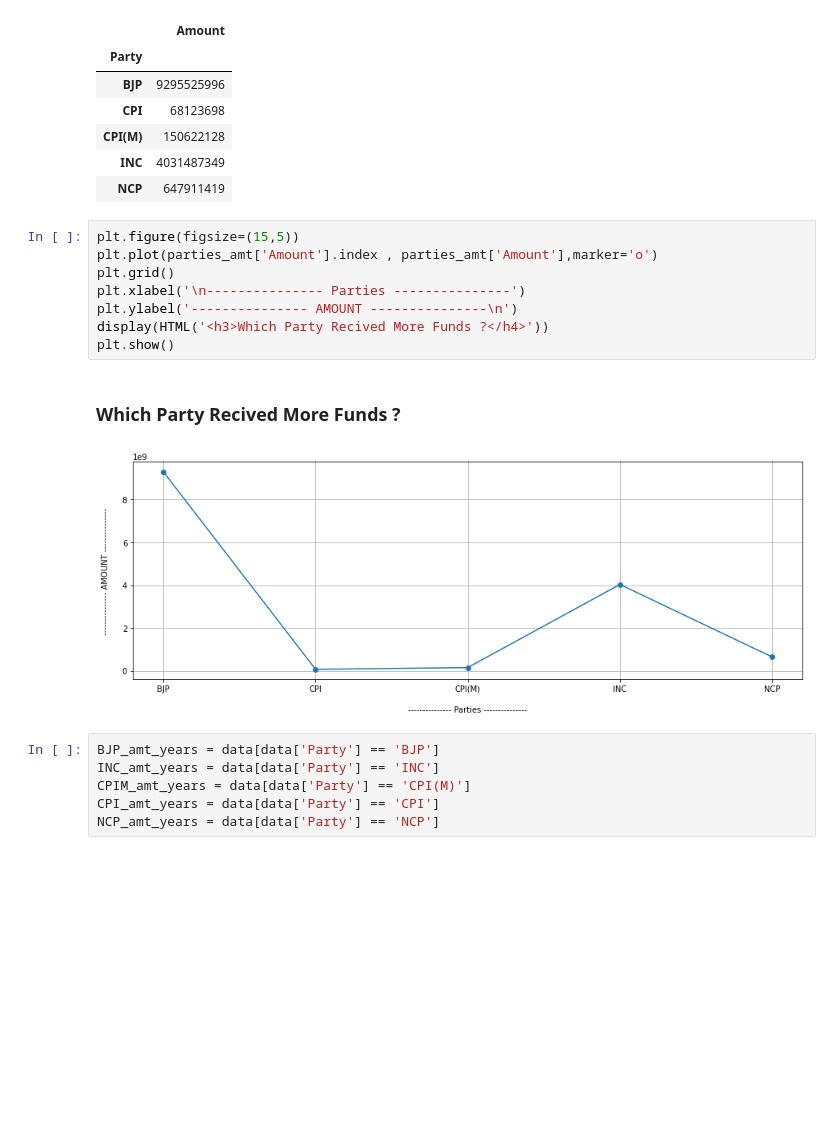
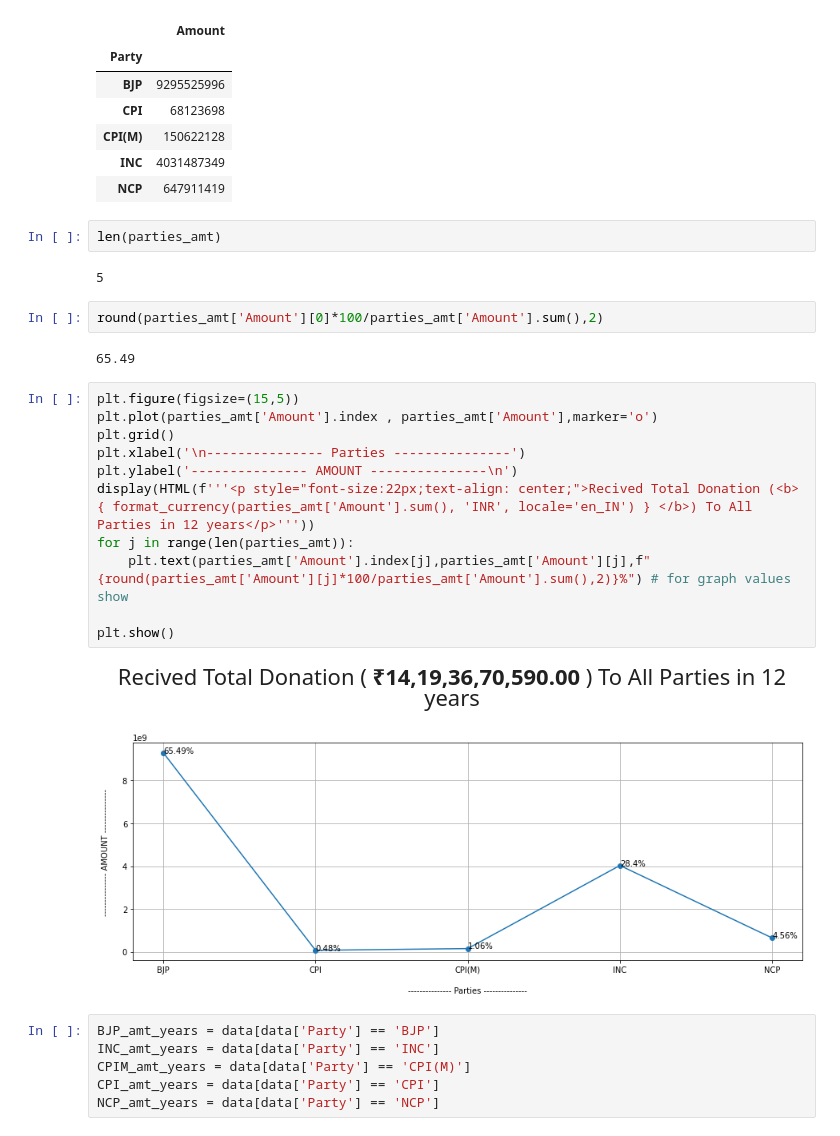
Before and after one commit to pv05/project_ML, a Jupyter notebook: DonationToPoliticalParties_EDA.ipynb, the cells around one changed output. Drawn from its saved outputs; the diff is of its cells as text; blank space fills up the shorter version.

```diff
--- a/DonationToPoliticalParties_EDA.ipynb
+++ b/DonationToPoliticalParties_EDA.ipynb
@@ -223,17 +223,28 @@ parties_amt
 | CPI(M) | 150622128 |
 | INC | 4031487349 |
 | NCP | 647911419 |
+# %%
+len(parties_amt)
+# %% [output]
+5
+# %%
+round(parties_amt['Amount'][0]*100/parties_amt['Amount'].sum(),2)
+# %% [output]
+65.49
 # %%
 plt.figure(figsize=(15,5))
 plt.plot(parties_amt['Amount'].index , parties_amt['Amount'],marker='o')
 plt.grid()
 plt.xlabel('\n--------------- Parties ---------------')
 plt.ylabel('--------------- AMOUNT ---------------\n')
-display(HTML('<h3>Which Party Recived More Funds ?</h4>'))
+display(HTML(f'''<p style="font-size:22px;text-align: center;">Recived Total Donation (<b> { format_currency(parties_amt['Amount'].sum(), 'INR', locale='en_IN') } </b>) To All Parties in 12 years</p>'''))
+for j in range(len(parties_amt)):
+    plt.text(parties_amt['Amount'].index[j],parties_amt['Amount'][j],f"{round(parties_amt['Amount'][j]*100/parties_amt['Amount'].sum(),2)}%") # for graph values show
+
 plt.show()
 # %% [output]
-Which Party Recived More Funds ?
+Recived Total Donation ( ₹14,19,36,70,590.00 ) To All Parties in 12 years
-[figure, old version]
+[figure, new version]
 # %%
 BJP_amt_years = data[data['Party'] == 'BJP']
 INC_amt_years = data[data['Party'] == 'INC']
```
Also changed, not shown: parts of 6 cells of this notebook.
